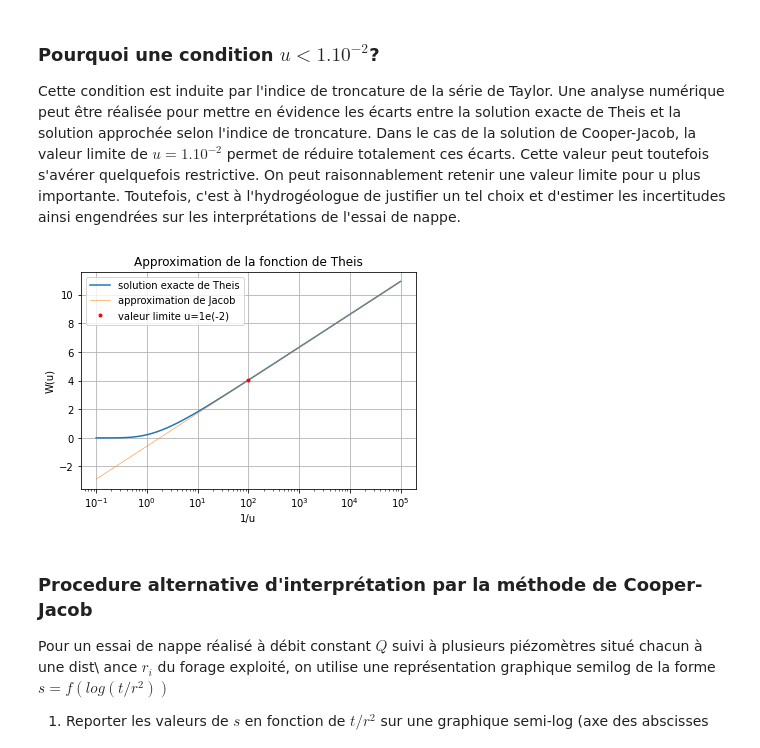
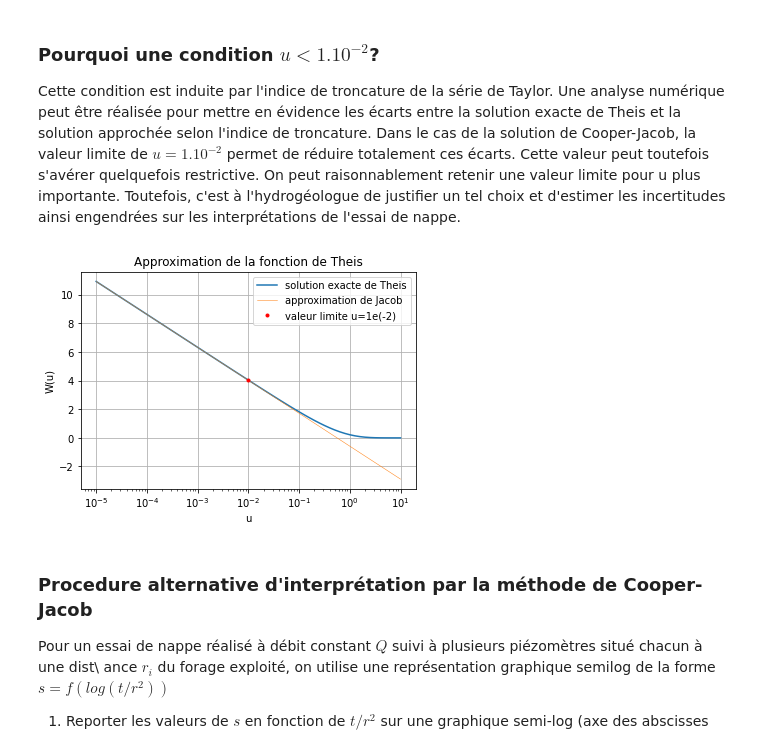
Before and after one commit to larroque852/NB_ENS2_theis_jacob, a Jupyter notebook: ENS2_Jacob.ipynb, the cells around one changed output. Drawn from its saved outputs; the diff is of its cells as text; code cells hidden in the pictures.

```diff
--- a/ENS2_Jacob.ipynb
+++ b/ENS2_Jacob.ipynb
@@ -207,26 +207,26 @@ Cette condition est induite par l'indice de troncature de la série de Taylor. U
 # %%
 import numpy as np
 import scipy.special as sp
 import matplotlib.pyplot as plt
 
 # valeurs de u à utiliser pour x-axis
 u = np.logspace(-5, 1, 61)
 
 # parametrage figure
 plt.title('Approximation de la fonction de Theis')
-plt.xlabel('1/u')
+plt.xlabel('u')
 plt.ylabel('W(u)')
 plt.xscale('log')
 #plt.yscale('log')
 plt.grid()
 
-plt.plot(1/u, sp.exp1(u), label='solution exacte de Theis') # tracer W(u) en fonction de 1/u'
-plt.plot(1/u, np.log(0.56 / u), lw=0.5, label='approximation de Jacob')
-plt.plot(100, sp.exp1(1/100), '.',color='red', label='valeur limite u=1e(-2)') # valeur limite de Jacob
+plt.plot(u, sp.exp1(u), label='solution exacte de Theis') # tracer W(u) en fonction de 1/u'
+plt.plot(u, np.log(0.56 / u), lw=0.5, label='approximation de Jacob')
+plt.plot(1/100, sp.exp1(1/100), '.',color='red', label='valeur limite u=1e(-2)') # valeur limite de Jacob
 plt.legend()
 plt.show()
 # %% [output]
-[figure, old version]
+[figure, new version]
 # %% [markdown]
 ### Procedure alternative d'interprétation par la méthode de Cooper-Jacob
 Pour un essai de nappe réalisé à débit constant $Q$ suivi à plusieurs piézomètres situé chacun à une dist\ ance $r_i$ du forage exploité, on utilise une représentation graphique semilog  de la  forme $s = f(log (t/r^2))$
```
Also changed, not shown: parts of 1 cell of this notebook.
